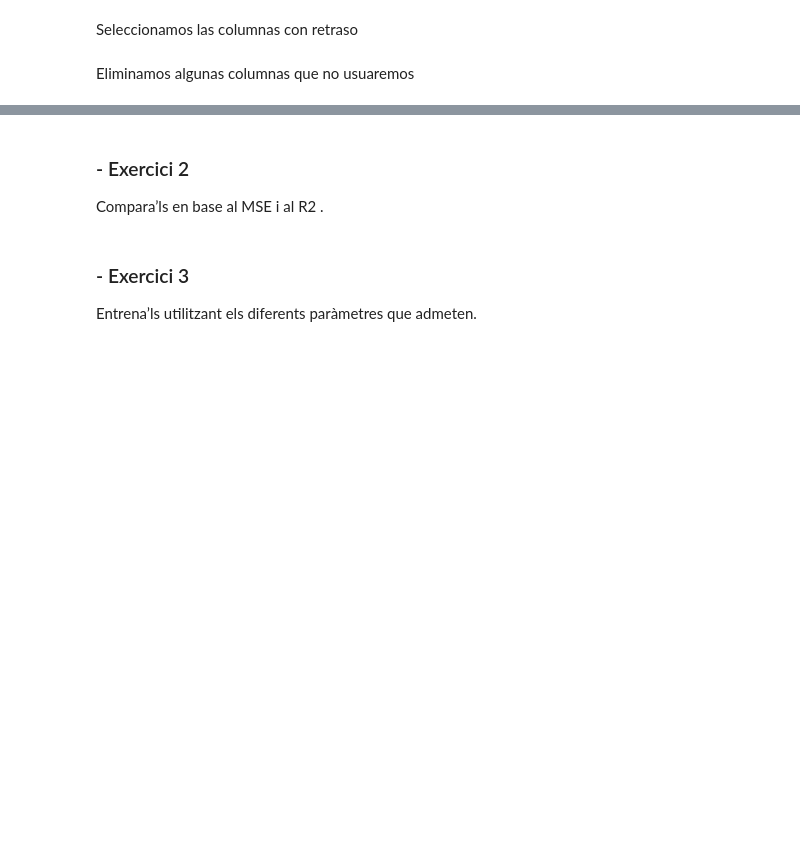
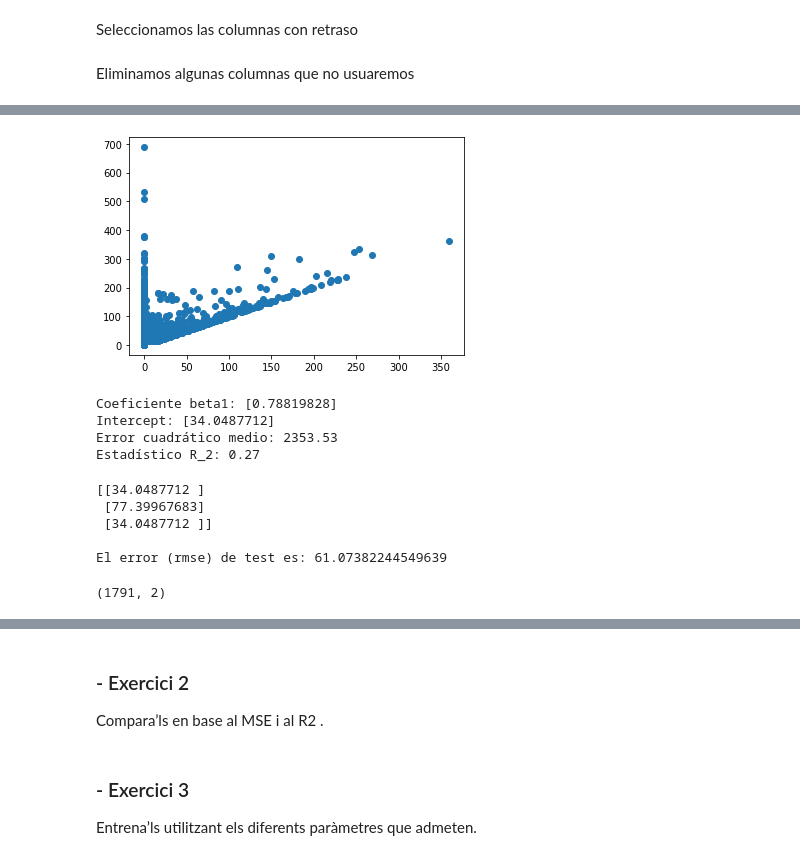
Before and after one commit to mmarcrr/Supervitat_Regressio, a Jupyter notebook: S09T02.ipynb, the cells around one changed output, grey strips where cells are left out. Saved outputs shown, nothing was run; the diff lists cells and outputs as text; code cells hidden in the pictures; blank space fills up the shorter version.

```diff
--- a/S09T02.ipynb
+++ b/S09T02.ipynb
@@ -272,0 +414,62 @@ array([[ 57236,   3994],
+# %%
+
+X = df.LateAircraftDelay.values
+y = df.ArrDelay.values
+plt.scatter(X, y)
+plt.show()
+# %% [output]
+[figure, added]
+# %%
+X_train, X_test, y_train, y_test = train_test_split(
+                                        X.reshape(-1,1),
+                                        y.reshape(-1,1),
+                                        train_size   = 0.8,
+                                        random_state = 1234,
+                                        shuffle      = True
+                                    )
+
+# Creación del modelo
+# ==============================================================================
+modelo = LinearRegression()
+modelo.fit(X = X_train.reshape(-1, 1), y = y_train)
+
+# Ahora puedo obtener el coeficiente b_1
+print(f"Coeficiente beta1: {modelo.coef_[0]}")
+
+# Podemos predecir usando el modelo
+y_pred = modelo.predict(X_train)
+
+# Por último, calculamos el error cuadrático medio y el estadístico R^
+print("Intercept:", modelo.intercept_)
+print('Error cuadrático medio: %.2f' % mean_squared_error(y_train, y_pred))
+print('Estadístico R_2: %.2f' % r2_score(y_train, y_pred))
+# %% [output]
+Coeficiente beta1: [0.78819828]
+Intercept: [34.0487712]
+Error cuadrático medio: 2353.53
+Estadístico R_2: 0.27
+# %%
+# Error de test del modelo
+# ==============================================================================
+predicciones = modelo.predict(X = X_test)
+print(predicciones[0:3,])
+
+rmse = mean_squared_error(
+        y_true  = y_test,
+        y_pred  = predicciones,
+        squared = False
+       )
+print("")
+print(f"El error (rmse) de test es: {rmse}")
+# %% [output]
+[[34.0487712 ]
+ [77.39967683]
+ [34.0487712 ]]
+
+El error (rmse) de test es: 61.07382244549639
+# %%
+X = df[['LateAircraftDelay','DepDelay']]
+y = df.ArrDelay.values
+X.shape
+# %% [output]
+(1791, 2)
```
Also changed, not shown: parts of 39 cells of this notebook.
